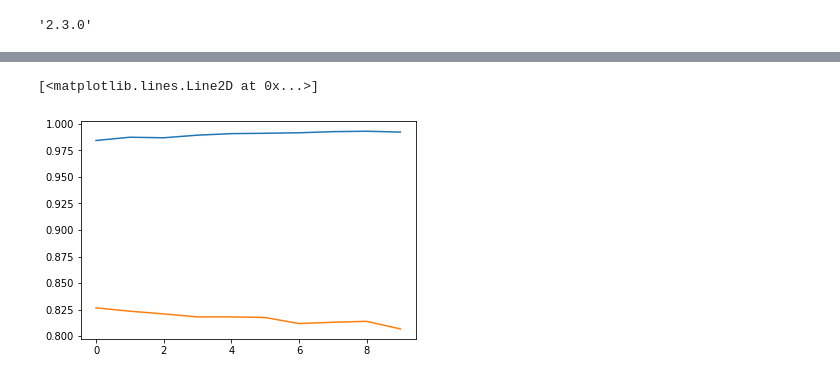
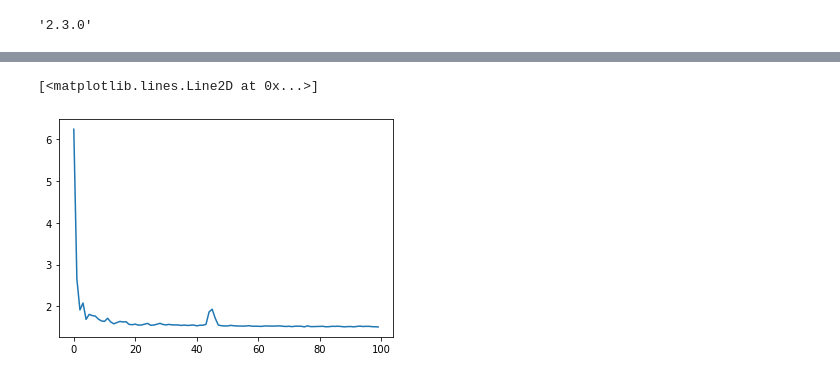
Before and after one commit to praths007/tensorflow_certification, a Jupyter notebook: coursera_practise/TS_week4_sun_spots.ipynb, the cells around one changed output, grey strips where cells are left out. Saved outputs shown, nothing was run; the diff lists cells and outputs as text; code cells hidden in the pictures.

```diff
--- a/coursera_practise/TS_week4_sun_spots.ipynb
+++ b/coursera_practise/TS_week4_sun_spots.ipynb
@@ -91,5 +57,30 @@ _________________________________________________________________
+# %%
+train_x = magnitude[:train_size]
+train_time = timestamp[:train_size]
+test_x = magnitude[train_size:]
+test_time = timestamp[train_size:]
+# %%
+def window_dataset(series, window_size, shuffle_size, batch_size):
+  dataset = tf.data.Dataset.from_tensor_slices(series)
+  dataset = dataset.window(window_size+1, shift=1, drop_remainder=True)
+  dataset = dataset.flat_map(lambda window: window.batch(window_size+1))
+  dataset = dataset.shuffle(shuffle_size).map(lambda window:(window[:-1], window[-1]))
+  dataset = dataset.batch(batch_size).prefetch(1)
+  return dataset
+# %%
+tf.keras.backend.clear_session()
+
+dataset = window_dataset(train_x, window_size, buffer_shuffle_size, batch_size)
+
+model = Sequential([
+                    Lambda(lambda x: tf.expand_dims(x, -1), input_shape=[None]),
+                    Bidirectional(LSTM((64), return_sequences=True)),
+                    Bidirectional(LSTM(64)),
+                    Dense(64, activation='relu'),
+                    Dense(1),
+                    Lambda(lambda x:x*100.0)
+])
 # %%
-model.compile(optimizer='adam', loss='binary_crossentropy', metrics=['accuracy'])
-
-history = model.fit(train_seq_padded, train_y, validation_data=(test_seq_padded, test_y), epochs = 10)
+model.compile(optimizer='adam', loss=tf.keras.losses.Huber(), metrics=['mae'])
+history = model.fit(dataset, epochs=100)
 # %% [output]
@@ -116,8 +104,5 @@ Epoch 10/10
-# %%
-import matplotlib.pyplot as plt
-
-plt.plot(history.history['accuracy'])
-plt.plot(history.history['val_accuracy'])
-# %% [output]
-[<matplotlib.lines.Line2D at 0x...>]
-[figure, removed]
+# %%
+plt.plot(history.history['loss'])
+# %% [output]
+[<matplotlib.lines.Line2D at 0x...>]
+[figure, added]
```
Also changed, not shown: parts of 19 cells of this notebook.
